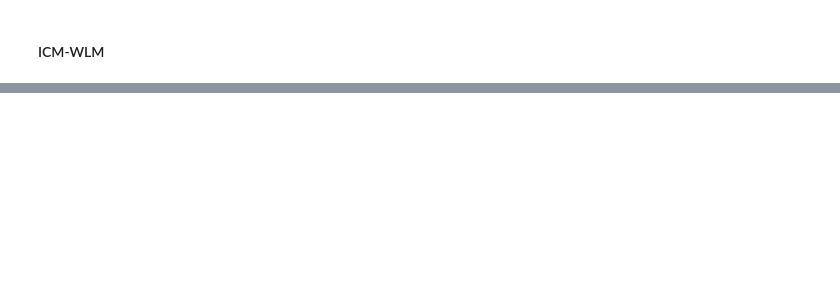
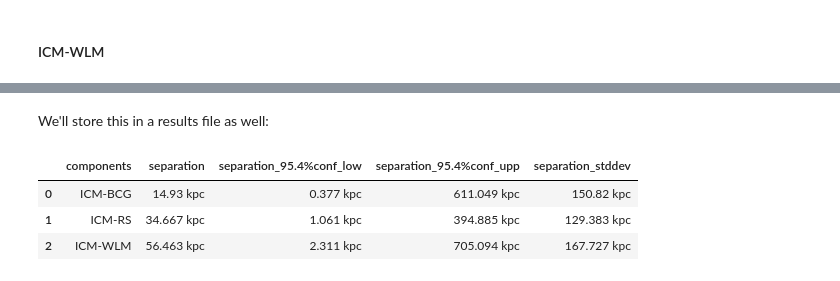
Before and after one commit to LoVoCCS/X-LoVoCCS-Analyses, a Jupyter notebook: notebooks/positions_and_morphology/compare_xray_bcg_redseq_mass_centroid.ipynb, the cells around one changed output, grey strips where cells are left out. Saved outputs shown, nothing was run; the diff lists cells and outputs as text; code cells hidden in the pictures; blank space fills up the shorter version.

```diff
--- a/notebooks/positions_and_morphology/compare_xray_bcg_redseq_mass_centroid.ipynb
+++ b/notebooks/positions_and_morphology/compare_xray_bcg_redseq_mass_centroid.ipynb
@@ -654,0 +733,35 @@ Of 59 total ICM-WLM separations, 45 (76.27%) parallel and 51 (86.44%) perpendicu
+# %%
+# Median, lower, and upper confidence limits (specified at the top of the notebook) for ICM-BCG separation
+med_delta_icm_bcg_perp = np.nanmedian(abs_rot_icm_bcg_perp).round(3)
+low_delta_icm_bcg_perp = np.nanpercentile(abs_rot_icm_bcg_perp, (50 - (SEP_CONF_LEVEL/2))).round(3)
+upp_delta_icm_bcg_perp = np.nanpercentile(abs_rot_icm_bcg_perp, (50 + (SEP_CONF_LEVEL/2))).round(3)
+# Will also measure a sigma, just to have a single number to complement the confidence interval
+std_delta_icm_bcg_perp = np.nanstd(abs_rot_icm_bcg_perp).round(3)
+
+# Median, lower, and upper confidence limits (specified at the top of the notebook) for ICM-RS separation
+med_delta_icm_rs500kpc_perp = np.nanmedian(abs_rot_icm_red_seq_perp).round(3)
+low_delta_icm_rs500kpc_perp = np.nanpercentile(abs_rot_icm_red_seq_perp, (50 - (SEP_CONF_LEVEL/2))).round(3)
+upp_delta_icm_rs500kpc_perp = np.nanpercentile(abs_rot_icm_red_seq_perp, (50 + (SEP_CONF_LEVEL/2))).round(3)
+std_delta_icm_rs500kpc_perp = np.nanstd(abs_rot_icm_red_seq_perp).round(3)
+
+# Median, lower, and upper confidence limits (specified at the top of the notebook) for ICM-WLM separation
+med_delta_icm_wlm500kpc_perp = np.nanmedian(abs_rot_icm_wlm_perp).round(3)
+low_delta_icm_wlm500kpc_perp = np.nanpercentile(abs_rot_icm_wlm_perp, (50 - (SEP_CONF_LEVEL/2))).round(3)
+upp_delta_icm_wlm500kpc_perp = np.nanpercentile(abs_rot_icm_wlm_perp, (50 + (SEP_CONF_LEVEL/2))).round(3)
+std_delta_icm_wlm500kpc_perp = np.nanstd(abs_rot_icm_wlm_perp).round(3)
+# %% [markdown]
+We'll store this in a results file as well:
+# %%
+data = [['ICM-BCG', med_delta_icm_bcg_perp, low_delta_icm_bcg_perp, upp_delta_icm_bcg_perp, std_delta_icm_bcg_perp],
+        ['ICM-RS', med_delta_icm_rs500kpc_perp, low_delta_icm_rs500kpc_perp, upp_delta_icm_rs500kpc_perp, std_delta_icm_rs500kpc_perp],
+        ['ICM-WLM', med_delta_icm_wlm500kpc_perp, low_delta_icm_wlm500kpc_perp, upp_delta_icm_wlm500kpc_perp, std_delta_icm_wlm500kpc_perp]]
+
+perp_alignment_summ = pd.DataFrame(data, columns=['components', 'separation', 'separation_{}%conf_low'.format(SEP_CONF_LEVEL),
+                                             'separation_{}%conf_upp'.format(SEP_CONF_LEVEL), 'separation_stddev'])
+perp_alignment_summ.to_csv(sep_res_path + "icm_component_absolute_perpendicular_separation.csv", index=False)
+perp_alignment_summ
+# %% [output]
+|  | components | separation | separation_95.4%conf_low | separation_95.4%conf_upp | separation_stddev |
+| 0 | ICM-BCG | 14.93 kpc | 0.377 kpc | 611.049 kpc | 150.82 kpc |
+| 1 | ICM-RS | 34.667 kpc | 1.061 kpc | 394.885 kpc | 129.383 kpc |
+| 2 | ICM-WLM | 56.463 kpc | 2.311 kpc | 705.094 kpc | 167.727 kpc |
```
Also changed, not shown: parts of 26 cells of this notebook.
